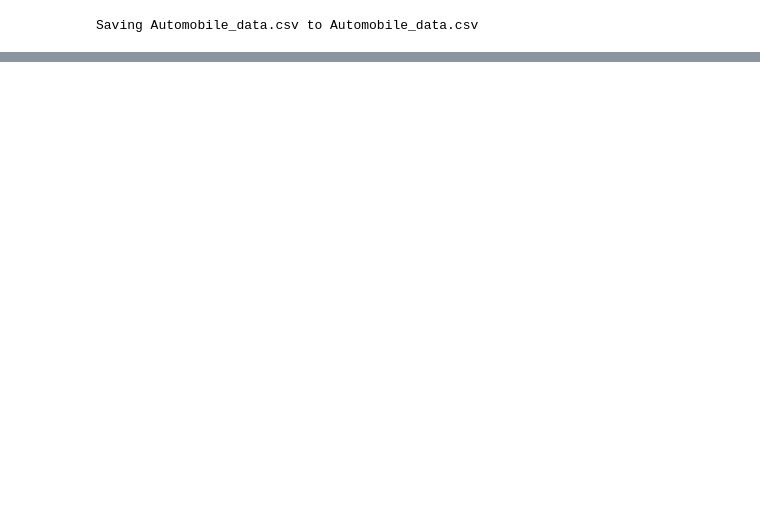
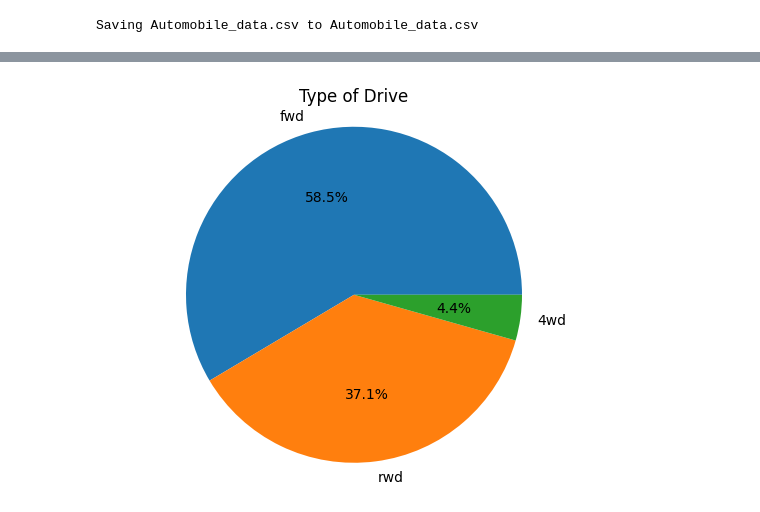
Before and after one commit to mittapallibhanu25-hub/FDS-TASK-1, a Jupyter notebook: FDS_TASK_1.ipynb, the cells around one changed output, grey strips where cells are left out. Saved outputs shown, nothing was run; the diff lists cells and outputs as text; code cells hidden in the pictures; blank space fills up the shorter version.

```diff
--- a/FDS_TASK_1.ipynb
+++ b/FDS_TASK_1.ipynb
@@ -454,0 +259,12 @@ Cosine Dissimilarity
+# %%
+drive_wheels_counts = df['drive-wheels'].value_counts()
+plt.pie(
+    drive_wheels_counts,
+    labels=drive_wheels_counts.index,
+    autopct='%1.1f%%'
+)
+plt.title("Type of Drive")
+plt.axis('equal')   # Draw the pie as a circle
+plt.show()
+# %% [output]
+[figure, added]
```
Also changed, not shown: parts of 8 cells of this notebook.
